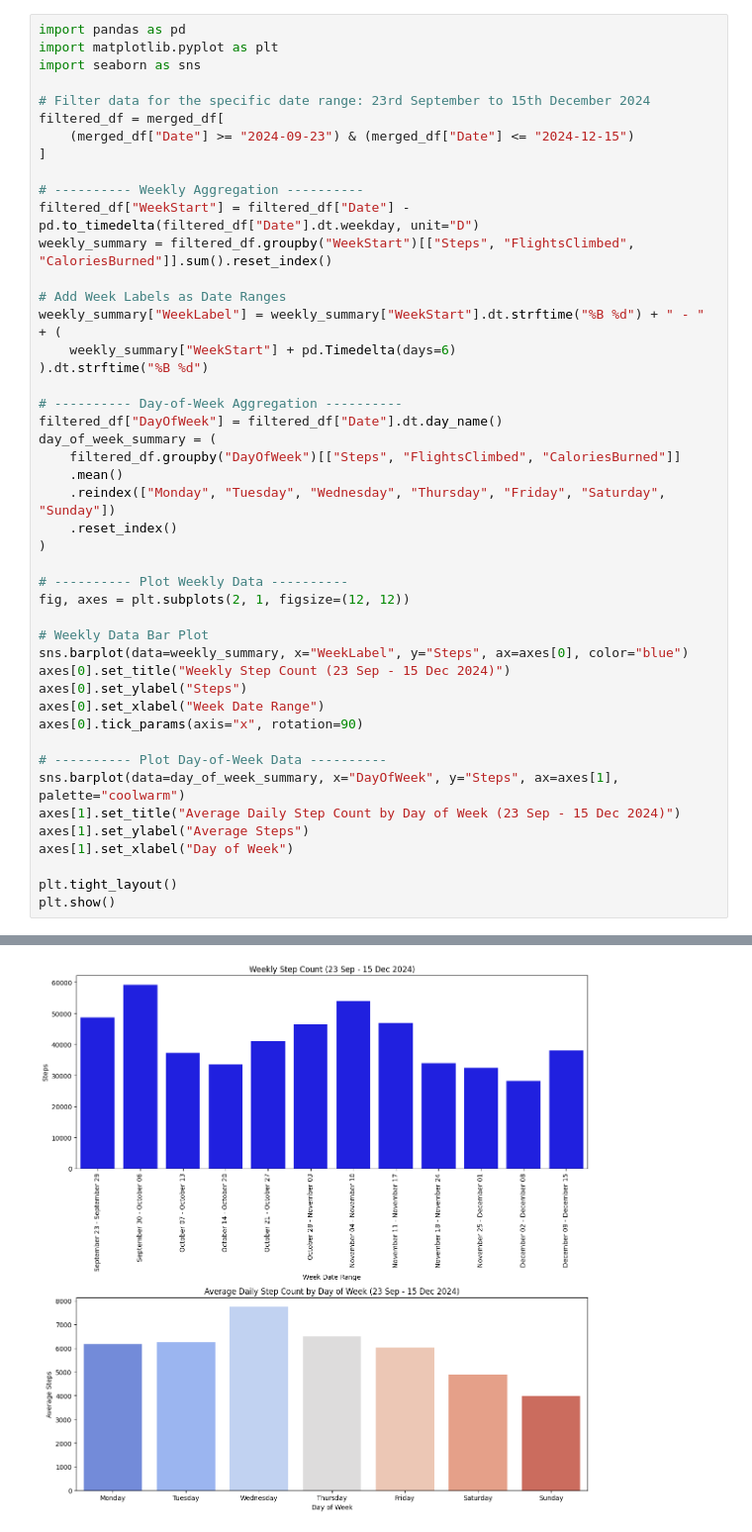
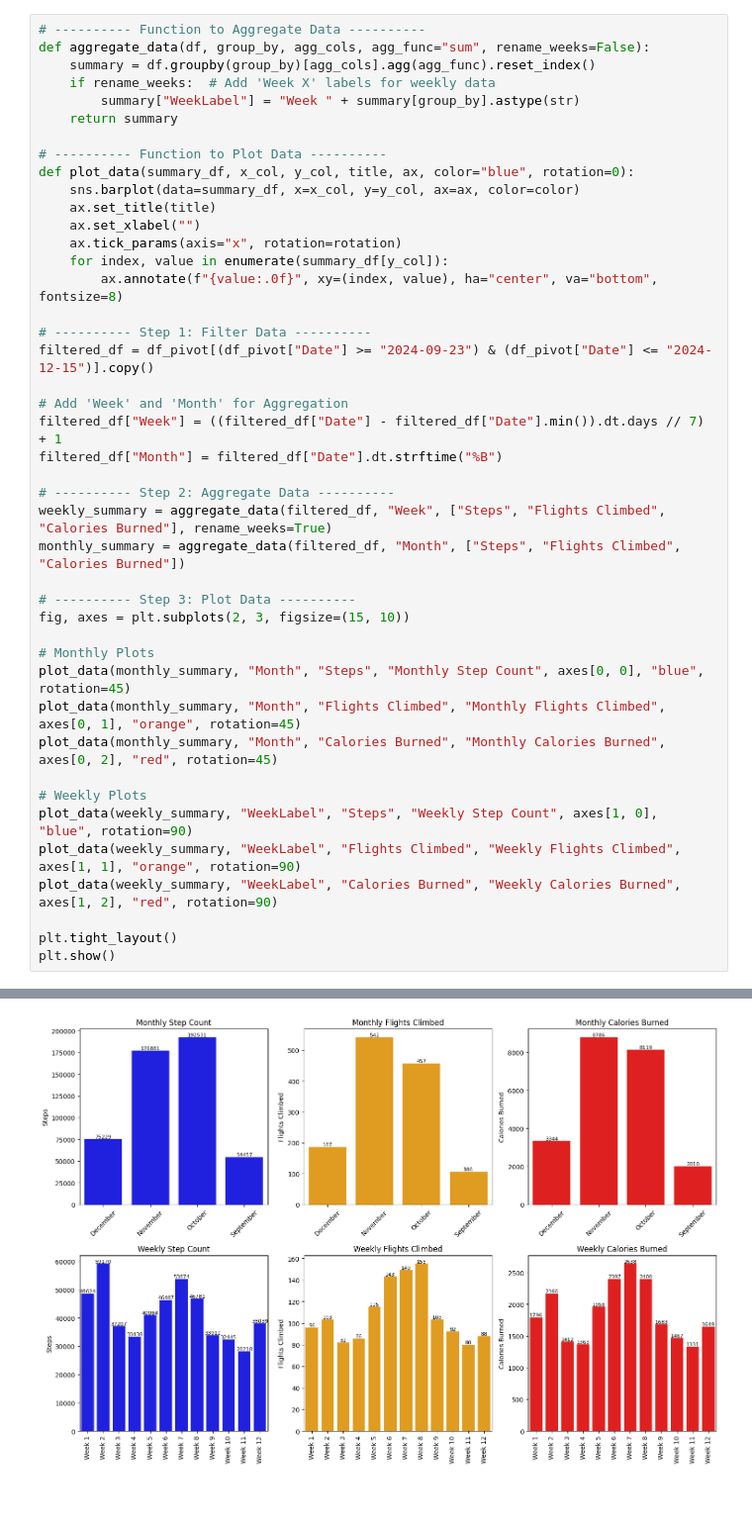
Before and after one commit to utkucaglar/Data_Analysis_Project, a Jupyter notebook: health_data_analysis.ipynb, the cells around one changed output, grey strips where cells are left out. Shown at 99% size. Drawn from its saved outputs; the diff is of its cells as text; blank space fills up the shorter version.

```diff
--- a/health_data_analysis.ipynb
+++ b/health_data_analysis.ipynb
@@ -121,48 +156,45 @@ plt.show()
 [figure]
 [figure]
 # %%
-import pandas as pd
-import matplotlib.pyplot as plt
-import seaborn as sns
+# ---------- Function to Aggregate Data ----------
+def aggregate_data(df, group_by, agg_cols, agg_func="sum", rename_weeks=False):
+    summary = df.groupby(group_by)[agg_cols].agg(agg_func).reset_index()
+    if rename_weeks:  # Add 'Week X' labels for weekly data
+        summary["WeekLabel"] = "Week " + summary[group_by].astype(str)
+    return summary
 
-# Filter data for the specific date range: 23rd September to 15th December 2024
-filtered_df = merged_df[
-    (merged_df["Date"] >= "2024-09-23") & (merged_df["Date"] <= "2024-12-15")
-]
+# ---------- Function to Plot Data ----------
+def plot_data(summary_df, x_col, y_col, title, ax, color="blue", rotation=0):
+    sns.barplot(data=summary_df, x=x_col, y=y_col, ax=ax, color=color)
+    ax.set_title(title)
+    ax.set_xlabel("")
+    ax.tick_params(axis="x", rotation=rotation)
+    for index, value in enumerate(summary_df[y_col]):
+        ax.annotate(f"{value:.0f}", xy=(index, value), ha="center", va="bottom", fontsize=8)
 
-# ---------- Weekly Aggregation ----------
-filtered_df["WeekStart"] = filtered_df["Date"] - pd.to_timedelta(filtered_df["Date"].dt.weekday, unit="D")
-weekly_summary = filtered_df.groupby("WeekStart")[["Steps", "FlightsClimbed", "CaloriesBurned"]].sum().reset_index()
+# ---------- Step 1: Filter Data ----------
+filtered_df = df_pivot[(df_pivot["Date"] >= "2024-09-23") & (df_pivot["Date"] <= "2024-12-15")].copy()
 
-# Add Week Labels as Date Ranges
-weekly_summary["WeekLabel"] = weekly_summary["WeekStart"].dt.strftime("%B %d") + " - " + (
-    weekly_summary["WeekStart"] + pd.Timedelta(days=6)
-).dt.strftime("%B %d")
+# Add 'Week' and 'Month' for Aggregation
+filtered_df["Week"] = ((filtered_df["Date"] - filtered_df["Date"].min()).dt.days // 7) + 1
+filtered_df["Month"] = filtered_df["Date"].dt.strftime("%B")
 
-# ---------- Day-of-Week Aggregation ----------
-filtered_df["DayOfWeek"] = filtered_df["Date"].dt.day_name()
-day_of_week_summary = (
-    filtered_df.groupby("DayOfWeek")[["Steps", "FlightsClimbed", "CaloriesBurned"]]
-    .mean()
-    .reindex(["Monday", "Tuesday", "Wednesday", "Thursday", "Friday", "Saturday", "Sunday"])
-    .reset_index()
-)
+# ---------- Step 2: Aggregate Data ----------
+weekly_summary = aggregate_data(filtered_df, "Week", ["Steps", "Flights Climbed", "Calories Burned"], rename_weeks=True)
+monthly_summary = aggregate_data(filtered_df, "Month", ["Steps", "Flights Climbed", "Calories Burned"])
 
-# ---------- Plot Weekly Data ----------
-fig, axes = plt.subplots(2, 1, figsize=(12, 12))
+# ---------- Step 3: Plot Data ----------
+fig, axes = plt.subplots(2, 3, figsize=(15, 10))
 
-# Weekly Data Bar Plot
-sns.barplot(data=weekly_summary, x="WeekLabel", y="Steps", ax=axes[0], color="blue")
-axes[0].set_title("Weekly Step Count (23 Sep - 15 Dec 2024)")
-axes[0].set_ylabel("Steps")
-axes[0].set_xlabel("Week Date Range")
-axes[0].tick_params(axis="x", rotation=90)
+# Monthly Plots
+plot_data(monthly_summary, "Month", "Steps", "Monthly Step Count", axes[0, 0], "blue", rotation=45)
+plot_data(monthly_summary, "Month", "Flights Climbed", "Monthly Flights Climbed", axes[0, 1], "orange", rotation=45)
+plot_data(monthly_summary, "Month", "Calories Burned", "Monthly Calories Burned", axes[0, 2], "red", rotation=45)
 
-# ---------- Plot Day-of-Week Data ----------
-sns.barplot(data=day_of_week_summary, x="DayOfWeek", y="Steps", ax=axes[1], palette="coolwarm")
-axes[1].set_title("Average Daily Step Count by Day of Week (23 Sep - 15 Dec 2024)")
-axes[1].set_ylabel("Average Steps")
-axes[1].set_xlabel("Day of Week")
+# Weekly Plots
+plot_data(weekly_summary, "WeekLabel", "Steps", "Weekly Step Count", axes[1, 0], "blue", rotation=90)
+plot_data(weekly_summary, "WeekLabel", "Flights Climbed", "Weekly Flights Climbed", axes[1, 1], "orange", rotation=90)
+plot_data(weekly_summary, "WeekLabel", "Calories Burned", "Weekly Calories Burned", axes[1, 2], "red", rotation=90)
 
 plt.tight_layout()
 plt.show()
@@ -184,2 +202,2 @@ Passing `palette` without assigning `hue` is deprecated and will be removed in v
-[figure, old version]
+[figure, new version]
 # %%
```
Also changed, not shown: parts of 7 cells of this notebook.
